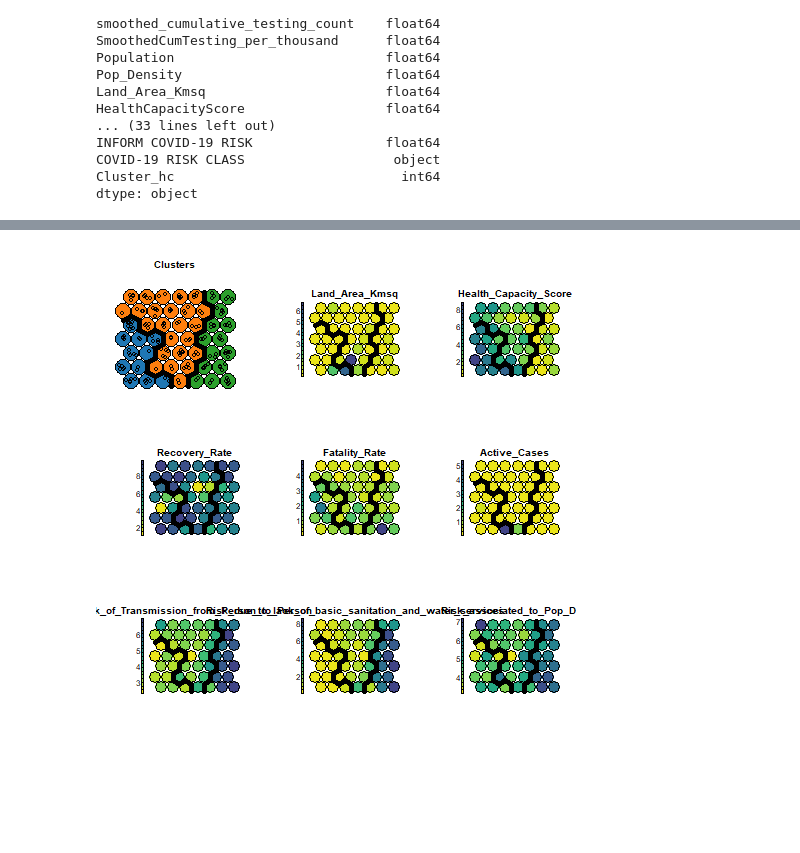
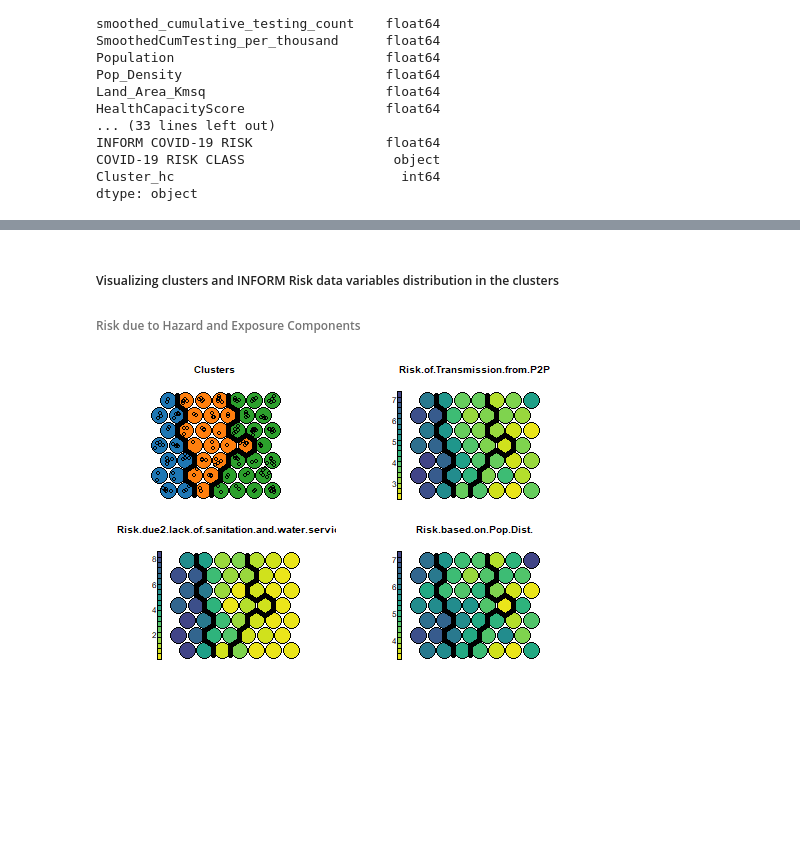
Before and after one commit to namitachhibba/COVID-19_ClusteringAnalysis, a Jupyter notebook: covid19-project-v2-modelling-Final.ipynb, the cells around one changed output, grey strips where cells are left out. Cells and saved outputs as stored; diff of their text form; code cells hidden in the pictures; blank space fills up the shorter version.

```diff
--- a/covid19-project-v2-modelling-Final.ipynb
+++ b/covid19-project-v2-modelling-Final.ipynb
@@ -390,12 +390,14 @@ Hence, comparisons of testing data across countries are affected by differences
 Also,since not all countries report testing data on a daily basis. So to generate daily series it is assumed that testing changed equally on a daily basis over any periods in which no data was reported. This produces a complete series of daily figures, which is then averaged over a rolling 7-day window.
 # %%
 df_test = df_test.drop(df_test[df_test["Entity"].isin(['India - people tested',
-              'France - tests performed',
+#               'France - tests performed',
+              'France - people tested',
               'Italy - people tested',
               'Japan - tests performed',
               'Poland - people tested',
               'Singapore - people tested',
-              'Sweden - people tested',
+#               'Sweden - people tested',
+              'Sweden - samples tested',
               'United States - tests performed (CDC) (incl. non-PCR)'
               ])].index)
 # %%
@@ -516,7 +518,7 @@ countries_only_in_df_TestData
 
 gr_confirmed1["Country/Region"].replace({'Taiwan*': 'Taiwan'}, inplace = True)
 for df in df_unmelted:
-    df["Country/Region"].replace({'United States': 'US', "Czech Republic":"Czechia", "South Korea": "Korea, South"}, inplace = True)
+    df["Country/Region"].replace({'United States': 'US', "Czech Republic":"Czechia", "South Korea": "Korea, South", "Democratic Republic of Congo": "Congo (Kinshasa)", 'Myanmar': 'Burma'}, inplace = True)
 # %%
 # Making the Changes in original datasets of Confirmed Cases/ Deaths/ Recovered  datasets and their melted forms
 
@@ -1598,7 +1604,7 @@ data_f_matrix <- as.matrix(data_f)
 %%R
 
 # Select the size and type of the map
-set.seed(100)
+set.seed(101)
 som_grid <- somgrid(xdim = 7, ydim=7,
                     topo="hexagonal")
 
@@ -1607,7 +1613,7 @@ som_grid <- somgrid(xdim = 7, ydim=7,
 
 som_model <- som(data_f_matrix,
                  grid=som_grid,
-                 rlen=500,
+                 rlen=2000,
                  alpha=c(0.05,0.01),
                  keep.data = TRUE)
 # %%
@@ -1732,18 +1744,20 @@ c3 <- data[data$cluster==3,]
 # %%
 %%R
 
-# par("mar")
-par(mfrow=c(4,2))
-par(mar = c(1, 1, 0.1, 1))
-par(oma = c(0, 0, 0.5, 0))
-par(xpd=NA)
-#windows.options(width=10, height=10)
+par(mfrow=c(3,2))
+# par(mar = c(5.1, 4.1, 4.1, 2.1))
+# par(mar = c(1, 1, 0.1, 1))
+# par(oma = c(0, 0, 0.5, 0))
+
 plot(som_model, type="mapping",
      bgcol = pretty_palette[som_cluster],
      main = "Clusters", cex.main=0.20)
 add.cluster.boundaries(som_model, som_cluster)
 
-for (i in 1:9) {
+# list = c(2, 6, 14, 15, 18, 19, 20, 29, 31)
+
+
+for (i in 1:13) {
   plot(som_model, type = "property",
        property = getCodes(som_model)[,i],
        main=colnames(getCodes(som_model))[i],
@@ -1757,22 +1772,29 @@ for (i in 1:9) {
+# %% [markdown]
+##### Visualizing clusters and INFORM Risk data variables distribution in the clusters
+###### Risk due to  Hazard and Exposure Components
 # %%
 %%R
 
-par(mfrow=c(3, 3))
-par(mar = c(1, 1, 0.1, 1))
-par(oma = c(0, 0, 0.5, 0))
-par(xpd=NA)
-#windows.options(width=10, height=10)
+par(mfrow=c(3,2))
+# par(mar = c(5.1, 4.1, 4.1, 2.1))
+# par(mar = c(1, 1, 0.1, 1))
+# par(oma = c(0, 0, 0.5, 0))
+
 plot(som_model, type="mapping",
      bgcol = pretty_palette[som_cluster],
      main = "Clusters", cex.main=0.20)
 add.cluster.boundaries(som_model, som_cluster)
 
-for (i in 9:16) {
+# list = c(2, 6, 14, 15, 18, 19, 20, 29, 31)
+
+
+for (i in 14:16) {
   plot(som_model, type = "property",
        property = getCodes(som_model)[,i],
        main=colnames(getCodes(som_model))[i],
        palette.name=vircols)
   add.cluster.boundaries(som_model, som_cluster)
+
 }
 # %% [output]
-[figure, old version]
+[figure, new version]
```
Also changed, not shown: parts of 107 cells of this notebook.
